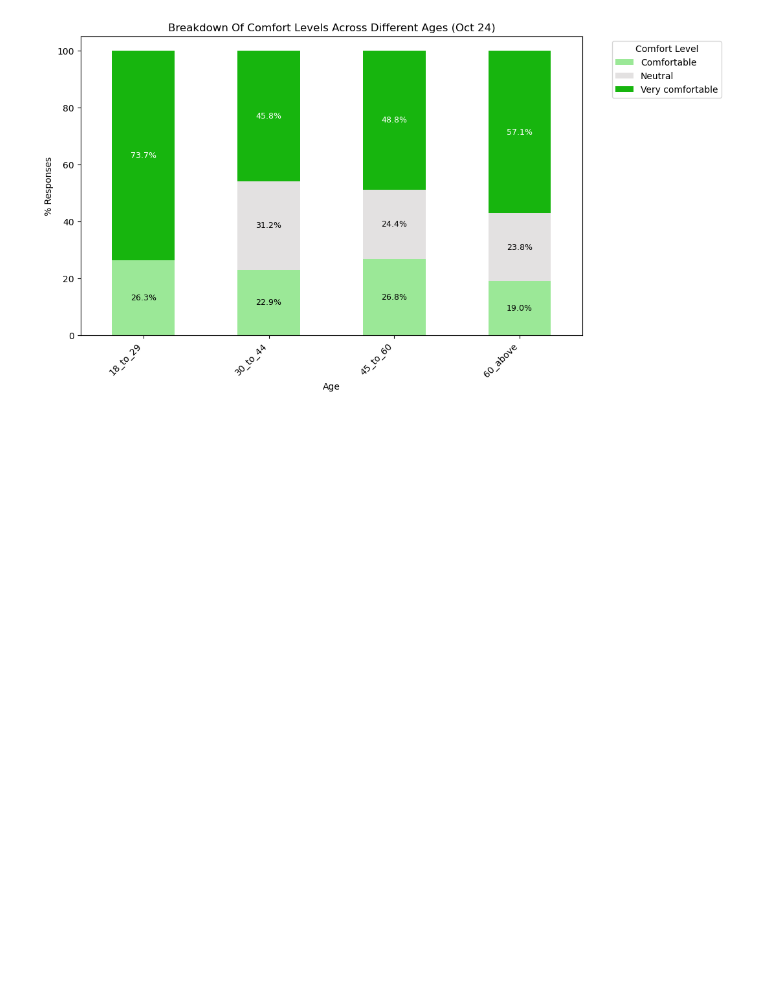
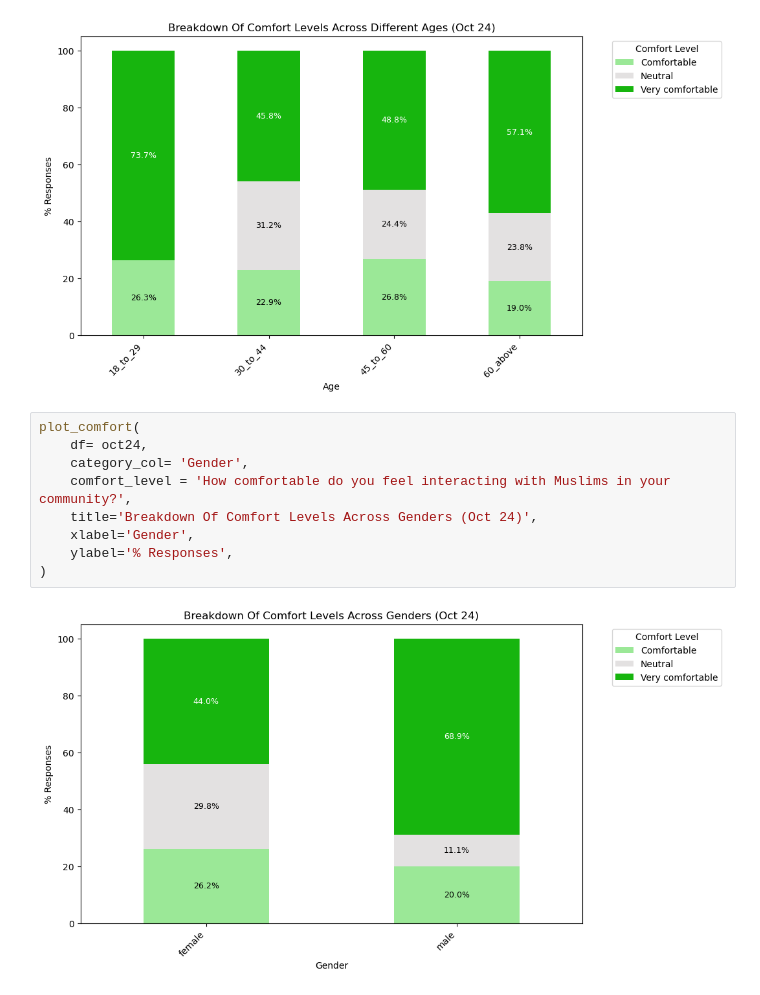
Before and after one commit to manelmahroug/Muslim-Brand-Sentiment, a Jupyter notebook: Brand_sentiment_002_Oct24.ipynb, the cells around one changed output. Drawn from its saved outputs; the diff is of its cells as text; blank space fills up the shorter version.

```diff
--- a/Brand_sentiment_002_Oct24.ipynb
+++ b/Brand_sentiment_002_Oct24.ipynb
@@ -922,3 +922,14 @@ plot_comfort(
 )
 # %% [output]
 [figure]
+# %%
+plot_comfort(
+    df= oct24,
+    category_col= 'Gender',
+    comfort_level = 'How comfortable do you feel interacting with Muslims in your community?',
+    title='Breakdown Of Comfort Levels Across Genders (Oct 24)',
+    xlabel='Gender',
+    ylabel='% Responses',
+)
+# %% [output]
+[figure, added]
```
Also changed, not shown: parts of 8 cells of this notebook, 1 other file.
